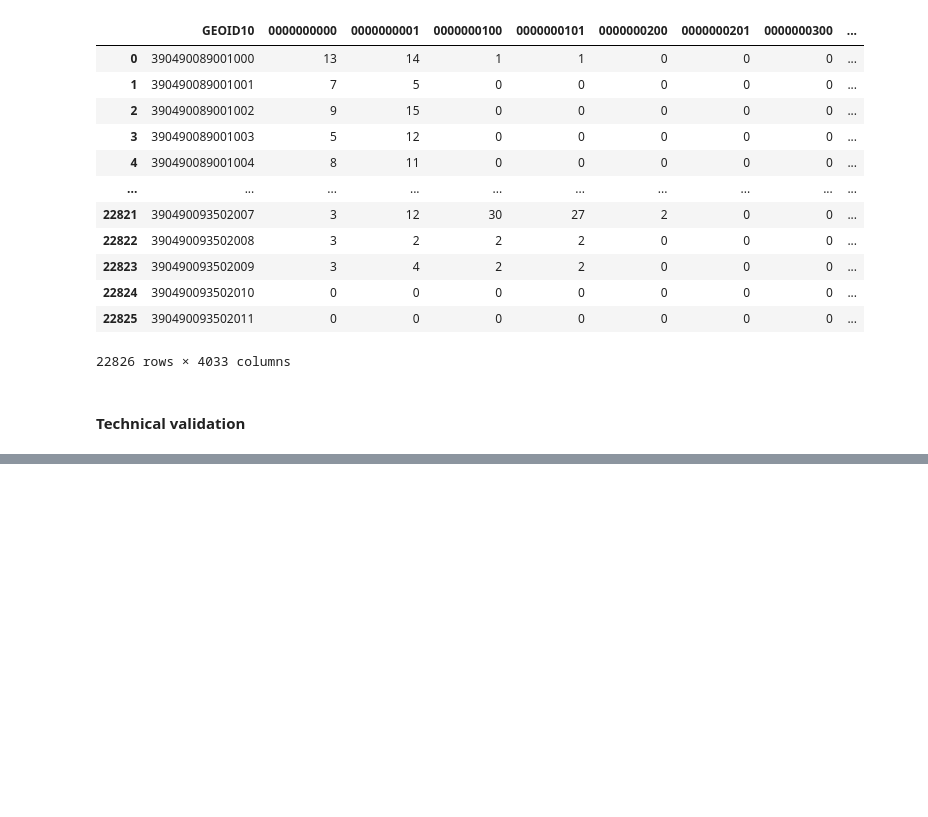
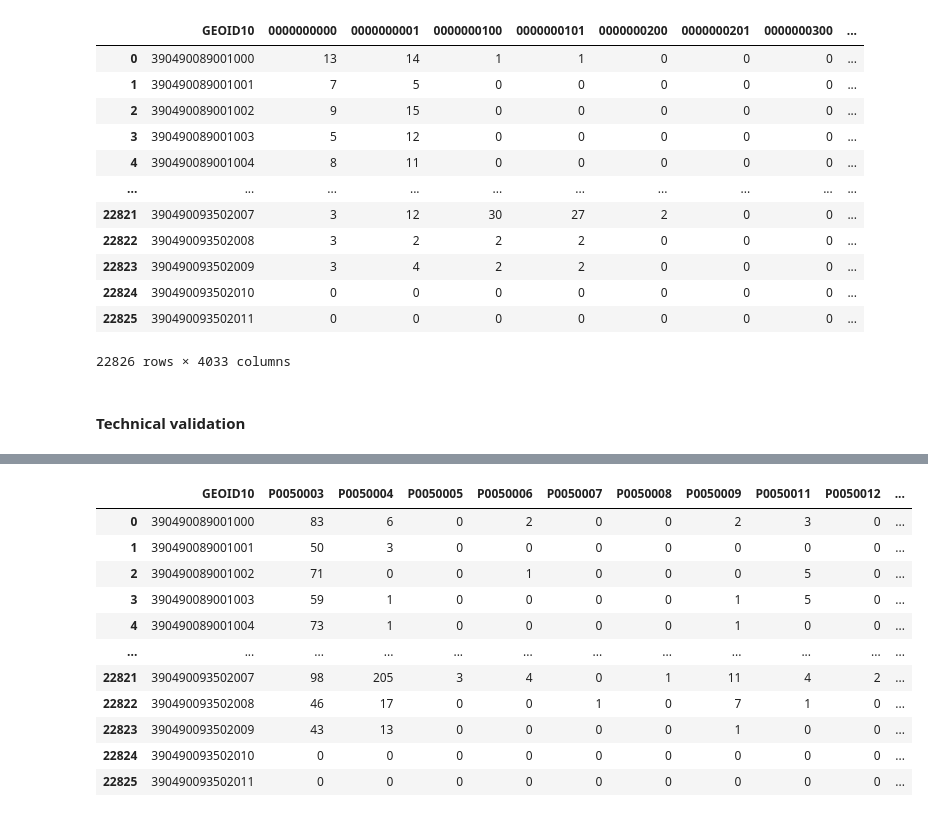
Before and after one commit to linyuehzzz/synthetic-populations, a Jupyter notebook: franklin_microdata.ipynb, the cells around one changed output, grey strips where cells are left out. Saved outputs shown, nothing was run; the diff lists cells and outputs as text; code cells hidden in the pictures; blank space fills up the shorter version.

```diff
--- a/franklin_microdata.ipynb
+++ b/franklin_microdata.ipynb
@@ -375,0 +402,92 @@ with open('franklin_microdata.csv', 'w', newline='') as fw:
+# %%
+import torch
+
+n1, n2, n3, n4, n5 = 8, 2, 2, 63, 2
+N = n1 * n2 * n3 * n4 * n5         # number of attribute combinations: HHGQ (8) ∗ VOTINGAGE (2) ∗ HISPANIC (2) ∗ RACE (63) ∗ SEX (2)
+
+A = torch.tensor(range(N))
+A = A.reshape([n1, n2, n3, n4, n5])
+
+cons_fit, col_idx = pd.DataFrame(), 0
+cons_fit["GEOID10"] = hist0["GEOID10"]
+
+## P5: HISPANIC OR LATINO ORIGIN BY RACE
+for x in range(n3):  # hispanic
+    hist_idx_two_or_more = []
+    for y in range(n4):  # race
+        if y >= 0 and y <= 5:
+            new_col = pd.DataFrame()
+            hist_idx = torch.flatten(A[:, :, x, y, :]).tolist()
+            new_col[col_names[col_idx]] = pd.DataFrame(hist.iloc[:, hist_idx].sum(axis=1), index=cons_fit.index)
+            cons_fit = pd.concat([cons_fit, new_col], axis=1)
+            col_idx += 1
+        else:
+            hist_idx = torch.flatten(A[:, :, x, y, :]).tolist()
+            hist_idx_two_or_more.extend(hist_idx)
+    new_col = pd.DataFrame()
+    new_col[col_names[col_idx]] = pd.DataFrame(hist.iloc[:, hist_idx_two_or_more].sum(axis=1), index=cons_fit.index)
+    cons_fit = pd.concat([cons_fit, new_col], axis=1)
+    col_idx += 1
+
+## P8: RACE
+for x in range(n4):  # race
+    new_col = pd.DataFrame()
+    hist_idx = torch.flatten(A[:, :, :, x, :]).tolist()
+    new_col[col_names[col_idx]] = pd.DataFrame(hist.iloc[:, hist_idx].sum(axis=1), index=cons_fit.index)
+    cons_fit = pd.concat([cons_fit, new_col], axis=1)
+    col_idx += 1
+
+## P9: HISPANIC OR LATINO, AND NOT HISPANIC OR LATINO BY RACE
+for x in range(n4):  # race
+    new_col = pd.DataFrame()
+    hist_idx = torch.flatten(A[:, :, 0, x, :]).tolist()
+    new_col[col_names[col_idx]] = pd.DataFrame(hist.iloc[:, hist_idx].sum(axis=1), index=cons_fit.index)
+    cons_fit = pd.concat([cons_fit, new_col], axis=1)
+    col_idx += 1
+
+## P12: SEX BY AGE BY RACE
+for x in range(n4):  # race
+    if x >= 0 and x <= 5:
+        for y in range(n5):  # sex
+            for z in range(n2):  # voting age
+                new_col = pd.DataFrame()
+                hist_idx = torch.flatten(A[:, z, :, x, y]).tolist()
+                new_col[col_names[col_idx]] = pd.DataFrame(hist.iloc[:, hist_idx].sum(axis=1), index=cons_fit.index)
+                cons_fit = pd.concat([cons_fit, new_col], axis=1)
+                col_idx += 1
+for y in range(n5):  # sex
+    for z in range(n2):  # voting age
+        hist_idx_two_or_more = []
+        for x in range(n4):  # race
+            if x > 5:
+                hist_idx = torch.flatten(A[:, z, :, x, y]).tolist()
+                hist_idx_two_or_more.extend(hist_idx)
+        new_col = pd.DataFrame()
+        new_col[col_names[col_idx]] = pd.DataFrame(hist.iloc[:, hist_idx_two_or_more].sum(axis=1), index=cons_fit.index)
+        cons_fit = pd.concat([cons_fit, new_col], axis=1)
+        col_idx += 1
+
+## P43: GROUP QUARTERS POPULATION BY SEX BY AGE BY GROUP QUARTERS TYPE
+for x in range(n5):  # sex
+    for y in range(n2):  # voting age
+        for z in range(n1):  # hhgq
+            new_col = pd.DataFrame()
+            hist_idx = torch.flatten(A[z, y, :, :, x]).tolist()
+            new_col[col_names[col_idx]] = pd.DataFrame(hist.iloc[:, hist_idx].sum(axis=1), index=cons_fit.index)
+            cons_fit = pd.concat([cons_fit, new_col], axis=1)
+            col_idx += 1
+
+cons_fit
+# %% [output]
+|  | GEOID10 | P0050003 | P0050004 | P0050005 | P0050006 | P0050007 | P0050008 | P0050009 | P0050011 | P0050012 | ... |
+| 0 | 390490089001000 | 83 | 6 | 0 | 2 | 0 | 0 | 2 | 3 | 0 | ... |
+| 1 | 390490089001001 | 50 | 3 | 0 | 0 | 0 | 0 | 0 | 0 | 0 | ... |
+| 2 | 390490089001002 | 71 | 0 | 0 | 1 | 0 | 0 | 0 | 5 | 0 | ... |
+| 3 | 390490089001003 | 59 | 1 | 0 | 0 | 0 | 0 | 1 | 5 | 0 | ... |
+| 4 | 390490089001004 | 73 | 1 | 0 | 0 | 0 | 0 | 1 | 0 | 0 | ... |
+| ... | ... | ... | ... | ... | ... | ... | ... | ... | ... | ... | ... |
+| 22821 | 390490093502007 | 98 | 205 | 3 | 4 | 0 | 1 | 11 | 4 | 2 | ... |
+| 22822 | 390490093502008 | 46 | 17 | 0 | 0 | 1 | 0 | 7 | 1 | 0 | ... |
+| 22823 | 390490093502009 | 43 | 13 | 0 | 0 | 0 | 0 | 1 | 0 | 0 | ... |
+| 22824 | 390490093502010 | 0 | 0 | 0 | 0 | 0 | 0 | 0 | 0 | 0 | ... |
+| 22825 | 390490093502011 | 0 | 0 | 0 | 0 | 0 | 0 | 0 | 0 | 0 | ... |
```
Also changed, not shown: parts of 7 cells of this notebook.
